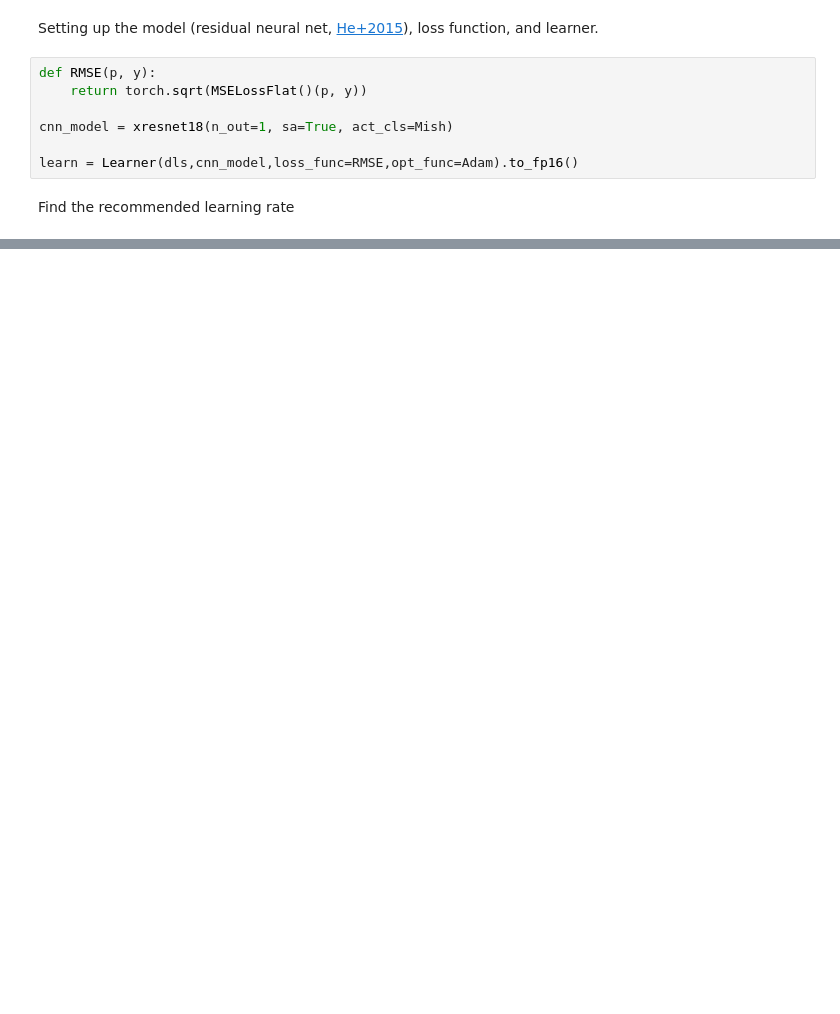
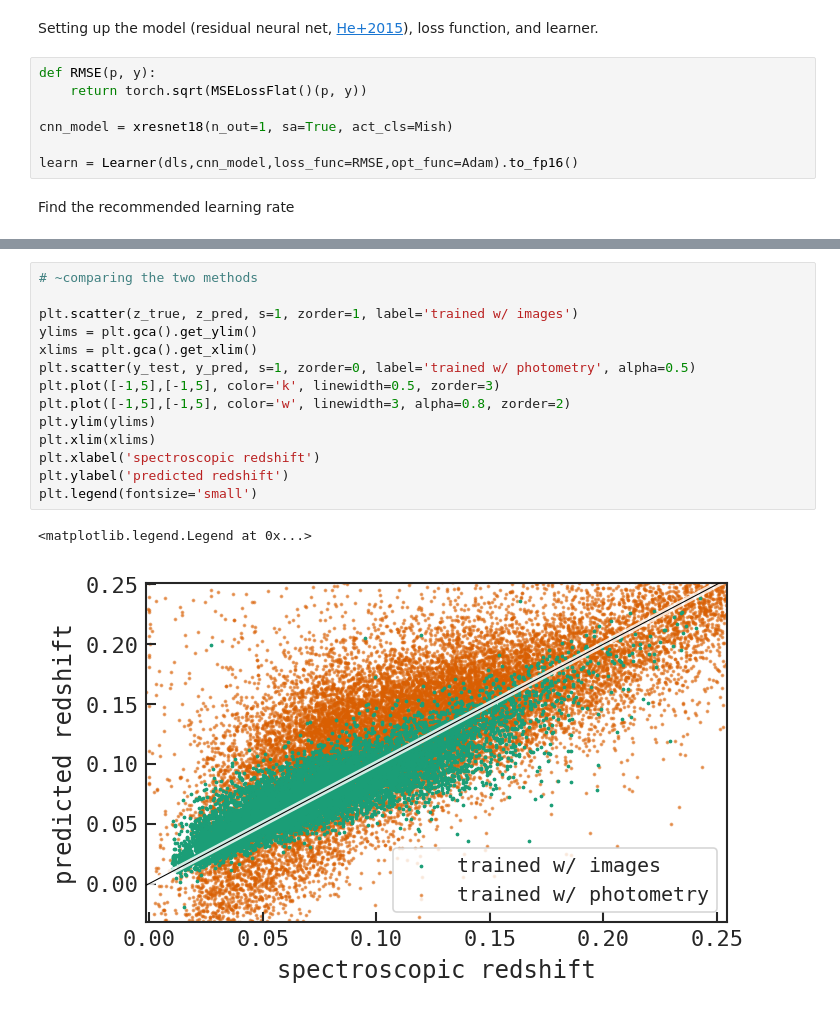
Before and after one commit to astrohayley/favorite-notebooks, a Jupyter notebook: Predicting_Redshifts_with_SDSS.ipynb, the cells around one changed output, grey strips where cells are left out. Cells and saved outputs as stored; diff of their text form; blank space fills up the shorter version.

Commit message:
updating plots

```diff
--- a/Predicting_Redshifts_with_SDSS.ipynb
+++ b/Predicting_Redshifts_with_SDSS.ipynb
@@ -272,0 +282,17 @@ Text(0.5, 0, 'spectroscopic redshift')
+# %%
+# ~comparing the two methods
+
+plt.scatter(z_true, z_pred, s=1, zorder=1, label='trained w/ images')
+ylims = plt.gca().get_ylim()
+xlims = plt.gca().get_xlim()
+plt.scatter(y_test, y_pred, s=1, zorder=0, label='trained w/ photometry', alpha=0.5)
+plt.plot([-1,5],[-1,5], color='k', linewidth=0.5, zorder=3)
+plt.plot([-1,5],[-1,5], color='w', linewidth=3, alpha=0.8, zorder=2)
+plt.ylim(ylims)
+plt.xlim(xlims)
+plt.xlabel('spectroscopic redshift')
+plt.ylabel('predicted redshift')
+plt.legend(fontsize='small')
+# %% [output]
+<matplotlib.legend.Legend at 0x...>
+[figure, added]
```
Also changed, not shown: parts of 10 cells of this notebook.
